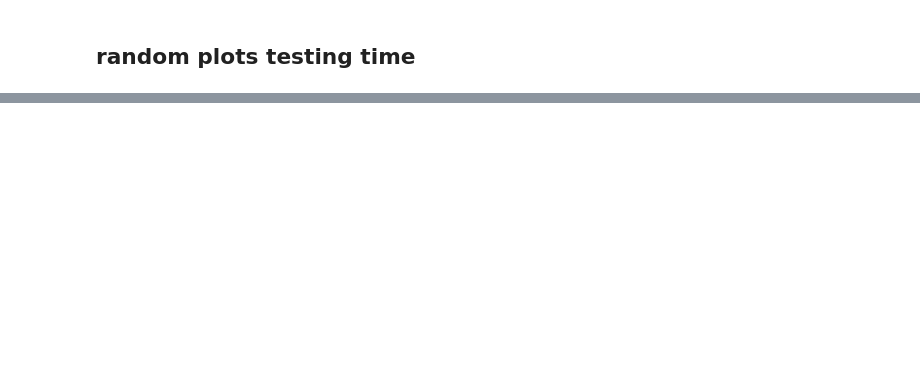
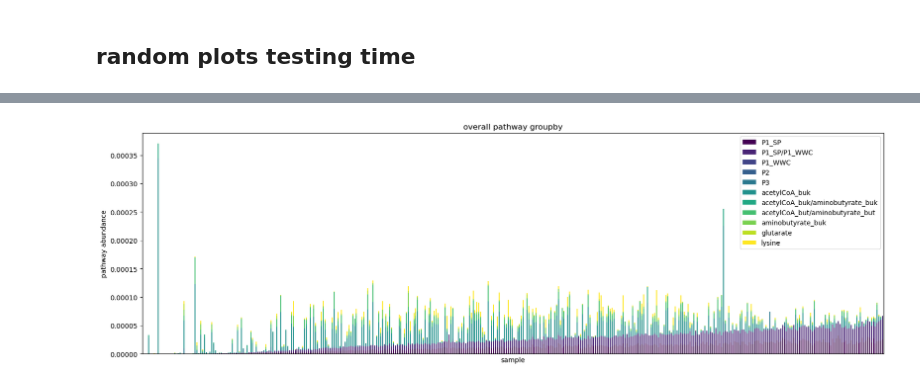
Before and after one commit to daisywyh/cremer_tester, a Jupyter notebook: pathway_abundance/pathway_abundance.ipynb, the cells around one changed output, grey strips where cells are left out. Drawn from its saved outputs; the diff is of its cells as text; code cells hidden in the pictures; blank space fills up the shorter version.

```diff
--- a/pathway_abundance/pathway_abundance.ipynb
+++ b/pathway_abundance/pathway_abundance.ipynb
@@ -528,0 +543,4 @@ finalGraph = sortedPlottingDF.plot.bar(stacked=True, color=colors, figsize=(20,6
+# %%
+sort_P1_SP_P1_WWC_graph = sortedStackedBar(overall_pathway_group, "P1_SP/P1_WWC")
+# %% [output]
+[figure, added]
```
Also changed, not shown: parts of 14 cells of this notebook, 5 other files.
